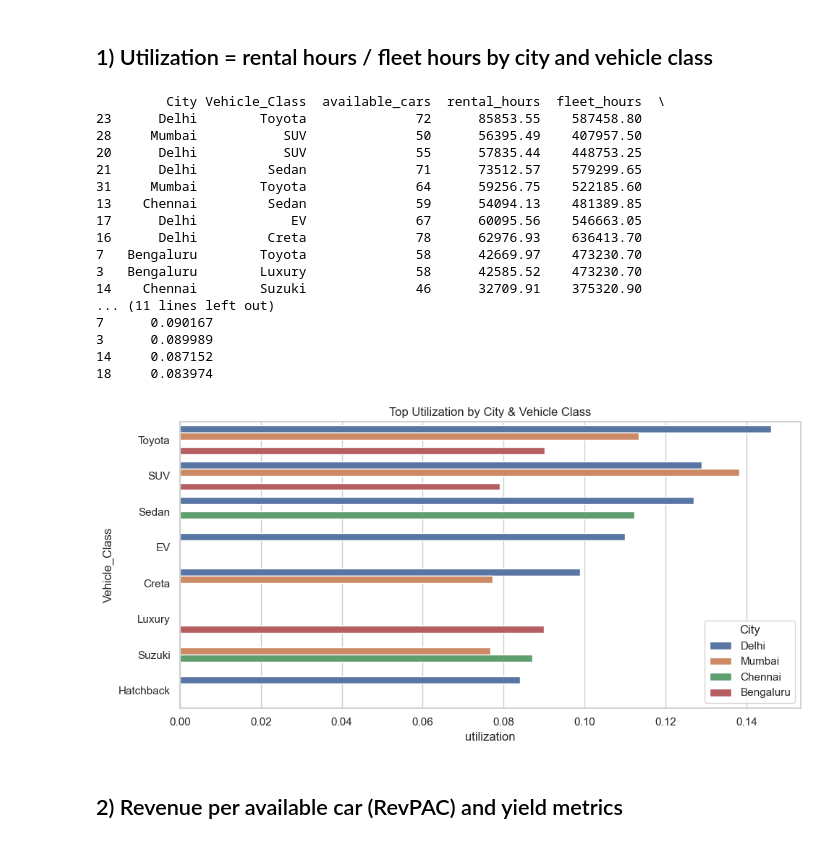
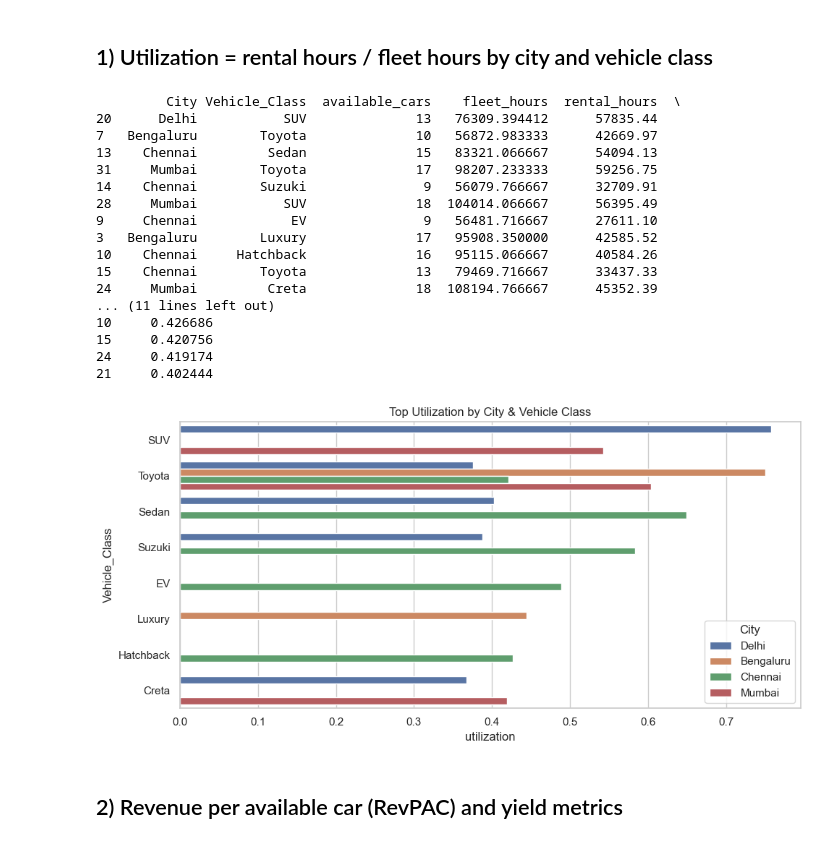
Before and after one commit to Utkarsh-2005/Capg_Sprint, a Jupyter notebook: car_rental_transformed.ipynb, the cells around one changed output. Drawn from its saved outputs; the diff is of its cells as text; code cells hidden in the pictures.

```diff
--- a/car_rental_transformed.ipynb
+++ b/car_rental_transformed.ipynb
@@ -97,38 +97,62 @@ Analysis window hours: 8,159.15
 # %% [markdown]
 ## 1) Utilization = rental hours / fleet hours by city and vehicle class
 # %%
-fleet = df.groupby(["City", "Vehicle_Class"], dropna=False)["Vehicle_ID"].nunique().rename("available_cars")
-rental = df.loc[df["is_completed"]].groupby(["City", "Vehicle_Class"], dropna=False)["rental_hours"].sum().rename("rental_hours")
+vehicle_activity = df.groupby("Vehicle_ID").agg(
+    first_use=("Pickup_TS", "min"),
+    last_use=("Return_TS", "max"),
+    City=("City", "first"),
+    Vehicle_Class=("Vehicle_Class", "first")
+).reset_index()
+
+vehicle_activity["active_hours"] = (
+    vehicle_activity["last_use"] - vehicle_activity["first_use"]
+).dt.total_seconds() / 3600
+
+fleet = vehicle_activity.groupby(["City", "Vehicle_Class"], dropna=False).agg(
+    available_cars=("Vehicle_ID", "nunique"),
+    fleet_hours=("active_hours", "sum")
+)
+
+rental = df.loc[df["is_completed"]].groupby(
+    ["City", "Vehicle_Class"], dropna=False
+)["rental_hours"].sum().rename("rental_hours")
+
 util = pd.concat([fleet, rental], axis=1).fillna(0).reset_index()
-util["fleet_hours"] = util["available_cars"] * analysis_hours
-util["utilization"] = np.where(util["fleet_hours"] > 0, util["rental_hours"] / util["fleet_hours"], 0)
+
+util["utilization"] = np.where(
+    util["fleet_hours"] > 0,
+    util["rental_hours"] / util["fleet_hours"],
+    0
+)
+
 util = util.sort_values("utilization", ascending=False)
+
 print(util.head(12))
 
 plt.figure(figsize=(10, 5))
 sns.barplot(data=util.head(15), x="utilization", y="Vehicle_Class", hue="City")
 plt.title("Top Utilization by City & Vehicle Class")
 plt.tight_layout()
 plt.show()
 # %% [output]
-         City Vehicle_Class  available_cars  rental_hours  fleet_hours  \
-23      Delhi        Toyota              72      85853.55    587458.80
-28     Mumbai           SUV              50      56395.49    407957.50
-20      Delhi           SUV              55      57835.44    448753.25
-21      Delhi         Sedan              71      73512.57    579299.65
-31     Mumbai        Toyota              64      59256.75    522185.60
-13    Chennai         Sedan              59      54094.13    481389.85
-17      Delhi            EV              67      60095.56    546663.05
-16      Delhi         Creta              78      62976.93    636413.70
-7   Bengaluru        Toyota              58      42669.97    473230.70
-3   Bengaluru        Luxury              58      42585.52    473230.70
-14    Chennai        Suzuki              46      32709.91    375320.90
+         City Vehicle_Class  available_cars    fleet_hours  rental_hours  \
+20      Delhi           SUV              13   76309.394412      57835.44
+7   Bengaluru        Toyota              10   56872.983333      42669.97
+13    Chennai         Sedan              15   83321.066667      54094.13
+31     Mumbai        Toyota              17   98207.233333      59256.75
+14    Chennai        Suzuki               9   56079.766667      32709.91
+28     Mumbai           SUV              18  104014.066667      56395.49
+9     Chennai            EV               9   56481.716667      27611.10
+3   Bengaluru        Luxury              17   95908.350000      42585.52
+10    Chennai     Hatchback              16   95115.066667      40584.26
+15    Chennai        Toyota              13   79469.716667      33437.33
+24     Mumbai         Creta              18  108194.766667      45352.39
 ... (11 lines left out)
-7      0.090167
-3      0.089989
-14     0.087152
-18     0.083974
+10     0.426686
+15     0.420756
+24     0.419174
+21     0.402444
-[figure, old version]
+[figure, new version]
 # %% [markdown]
 ## 2) Revenue per available car (RevPAC) and yield metrics
 # %%
```
Also changed, not shown: parts of 17 cells of this notebook, 3 other files.
